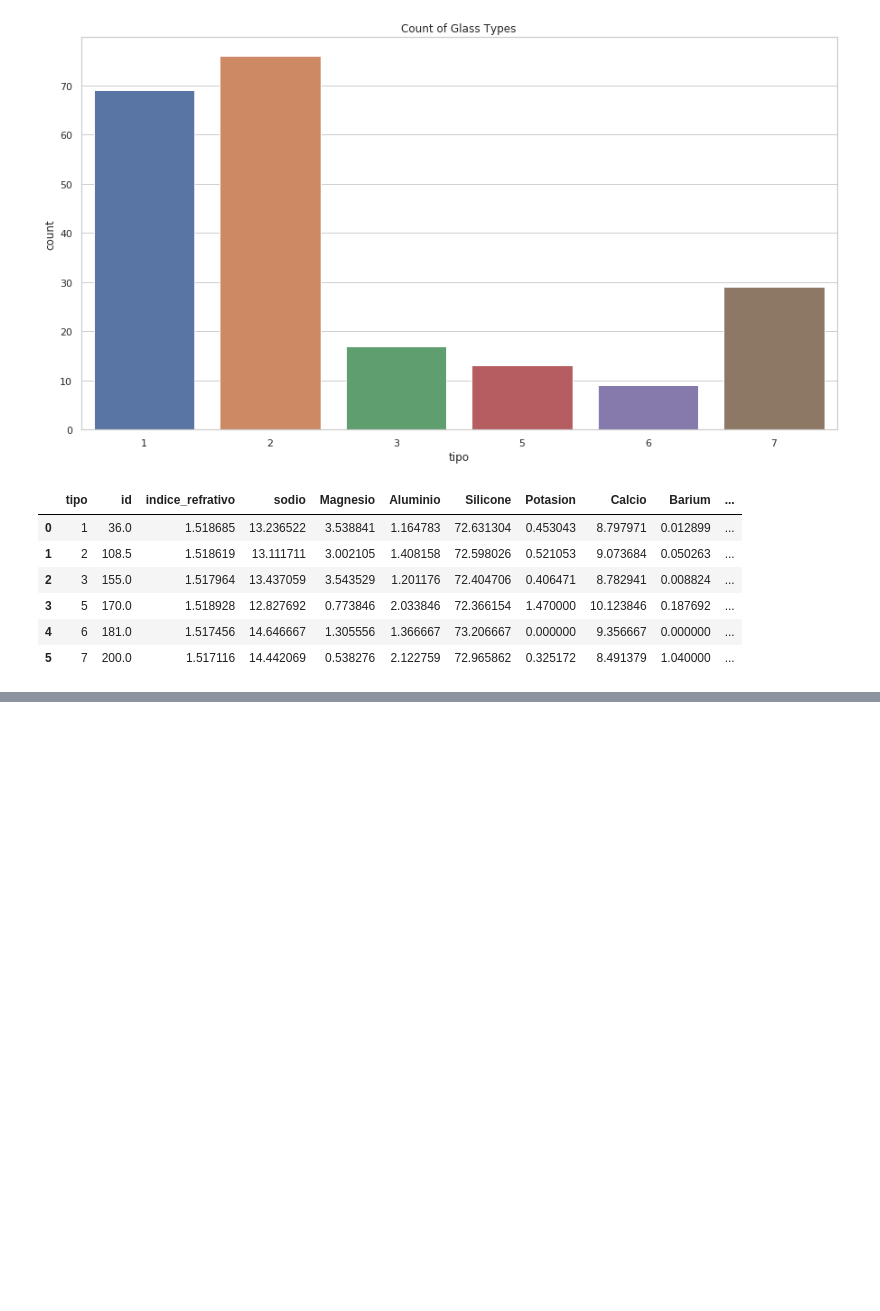
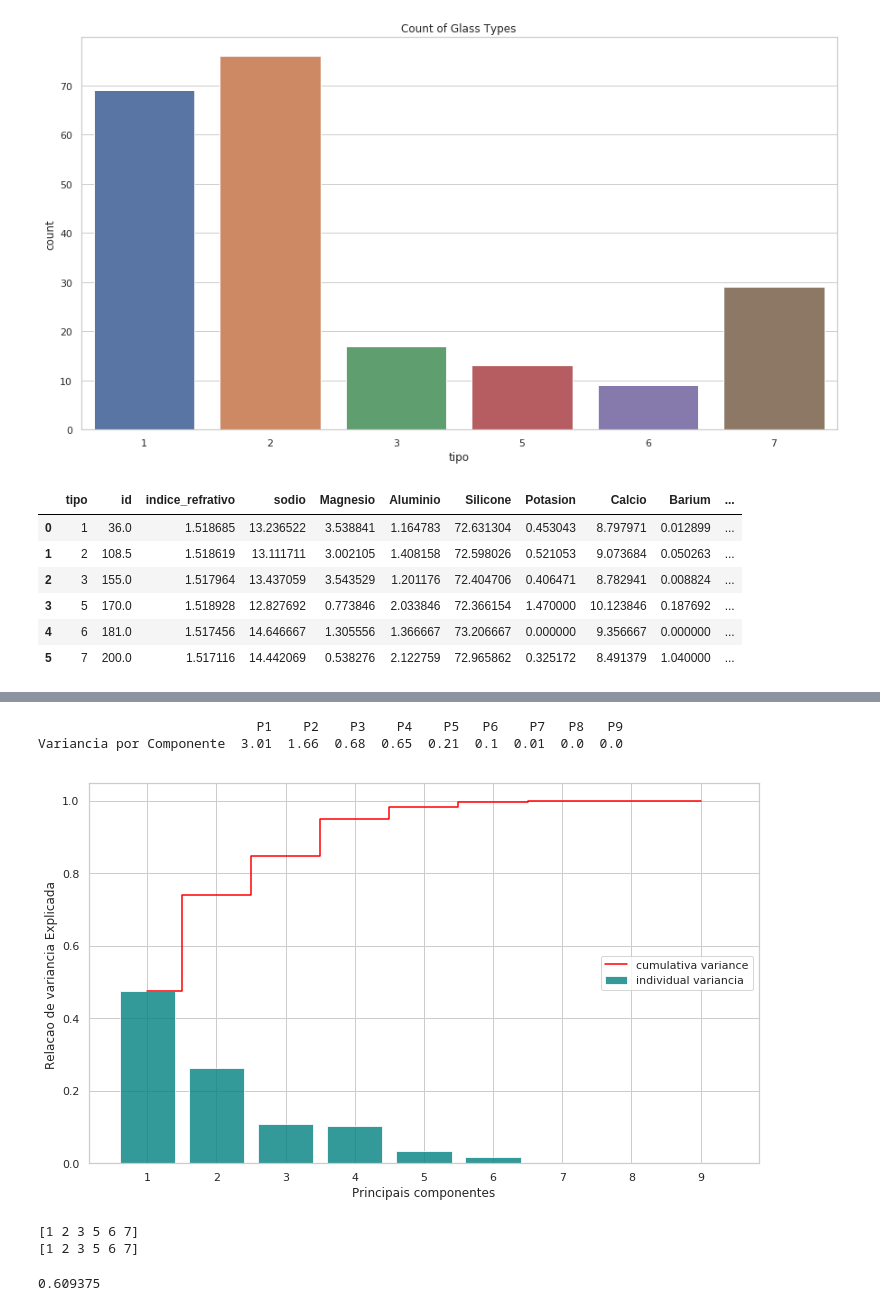
Before and after one commit to Guilherme2020/tesi-02-avaliation, a Jupyter notebook: tesiAvaliacao02.ipynb, the cells around one changed output, grey strips where cells are left out. Saved outputs shown, nothing was run; the diff lists cells and outputs as text; code cells hidden in the pictures; blank space fills up the shorter version.

```diff
--- a/tesiAvaliacao02.ipynb
+++ b/tesiAvaliacao02.ipynb
@@ -141,0 +184,66 @@ grouBy
+# %%
+# Performing PCA
+X = df[['indice_refrativo','sodio','Magnesio','Aluminio','Silicone','Potasio','Calcio','Barium','Ferro']]
+pca = PCA(random_state = 1)
+pca.fit(X)
+variancia_expl = pca.explained_variance_ratio_
+cum_var_expl = np.cumsum(variancia_expl)
+variancia_df = pd.DataFrame(pca.explained_variance_.round(2), index=["P" + str(i) for i in range(1,10)],
+                      columns=["Variancia por Componente"])
+print(variancia_df.T)
+plt.figure(figsize=(12,7))
+plt.bar(range(1,len(cum_var_expl)+1), variancia_expl, align= 'center', label= 'individual variancia', color='teal', alpha = 0.8)
+plt.step(range(1,len(cum_var_expl)+1), cum_var_expl, where = 'mid' , label= 'cumulativa variance', color='red')
+plt.ylabel('Relacao de variancia Explicada ')
+plt.xlabel('Principais componentes')
+plt.xticks(np.arange(1,len(variancia_expl)+1,1))
+plt.legend(loc='center right')
+plt.show()
+# %% [output]
+                            P1    P2    P3    P4    P5   P6    P7   P8   P9
+Variancia por Componente  3.01  1.66  0.68  0.65  0.21  0.1  0.01  0.0  0.0
+[figure, added]
+# %%
+pca_red = PCA(n_components=5)
+X_reduced = pca_red.fit_transform(X)
+
+x = X_reduced
+y = df['tipo'].values
+
+X_train, X_test,y_train,y_test = train_test_split(x,y,test_size=.3,random_state=25)
+
+print(np.unique(y_train))
+print(np.unique(y_test))
+# %% [output]
+[1 2 3 5 6 7]
+[1 2 3 5 6 7]
+# %%
+
+# modelo = MultinomialNB()
+# modelo.fit(X_train,y_train)
+
+
+#Random Forest
+
+classificador = RandomForestClassifier(n_estimators=100,max_depth=2,random_state=0)
+
+classificador.fit(X_train,y_train)
+classificador.score(X_test,y_test)
+
+
+
+#Gaussi
+gausiNb = GaussianNB()
+
+gausiNb.fit(X_train,y_train)
+gausiNb.score(X_test,y_test)
+
+
+adaBoost =  AdaBoostClassifier(DecisionTreeClassifier(max_depth=1),
+                         algorithm="SAMME",
+                         n_estimators=200)
+
+adaBoost.fit(X_train,y_train)
+adaBoost.score(X_test,y_test)
+# %% [output]
+0.609375
```
Also changed, not shown: parts of 8 cells of this notebook, 1 other file.
